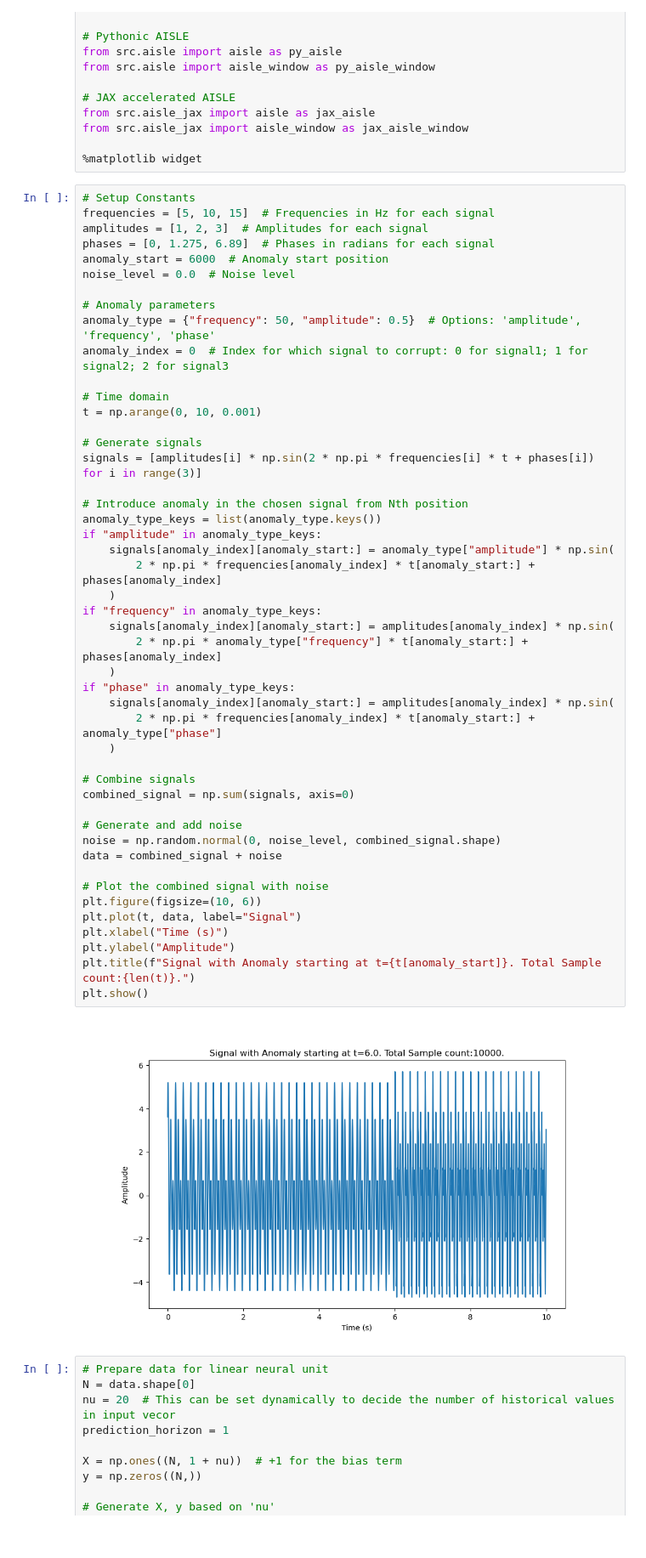
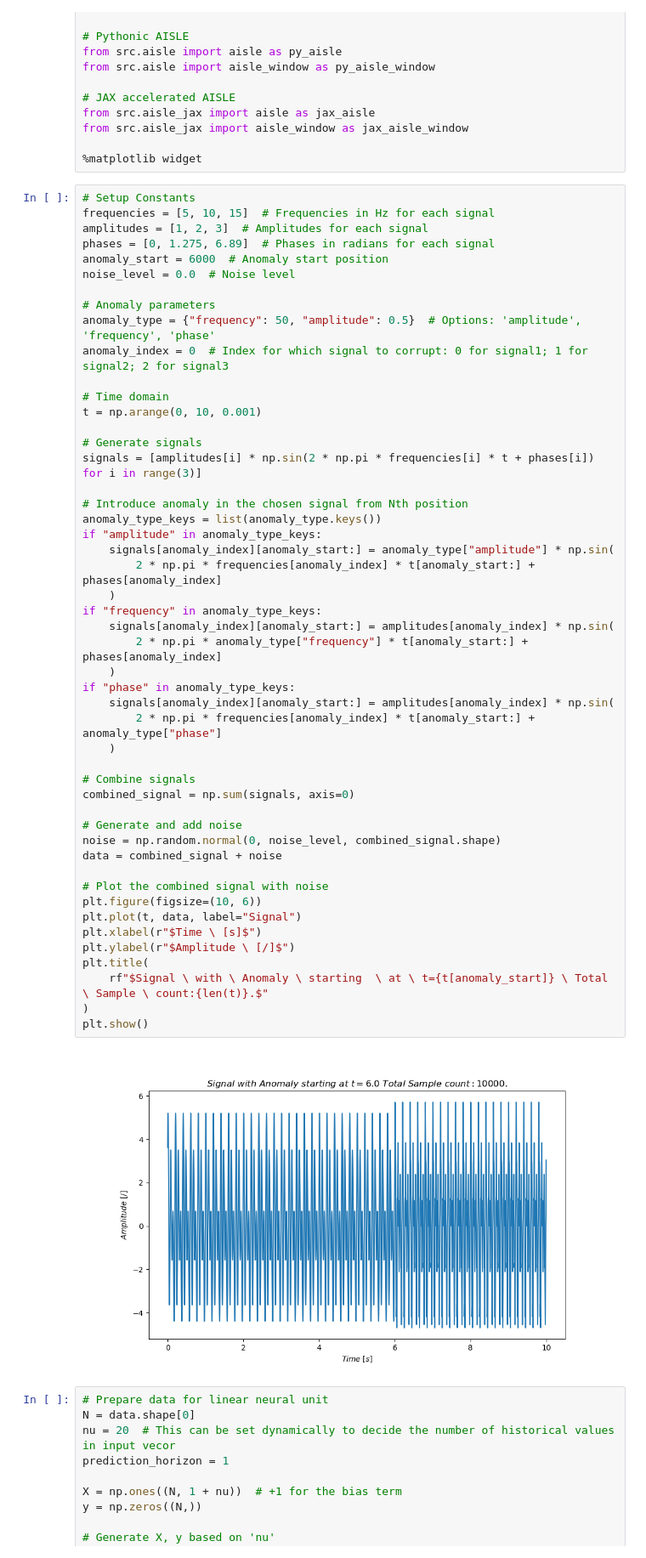
Before and after one commit to carnosi/AISLEX, a Jupyter notebook: examples/Example_0_Artificial_Signal.ipynb, the cells around one changed output. Shown at 85% size. Drawn from its saved outputs; the diff is of its cells as text.

```diff
--- a/examples/Example_0_Artificial_Signal.ipynb
+++ b/examples/Example_0_Artificial_Signal.ipynb
@@ -42,37 +42,39 @@ t = np.arange(0, 10, 0.001)
 # Generate signals
 signals = [amplitudes[i] * np.sin(2 * np.pi * frequencies[i] * t + phases[i]) for i in range(3)]
 
 # Introduce anomaly in the chosen signal from Nth position
 anomaly_type_keys = list(anomaly_type.keys())
 if "amplitude" in anomaly_type_keys:
     signals[anomaly_index][anomaly_start:] = anomaly_type["amplitude"] * np.sin(
         2 * np.pi * frequencies[anomaly_index] * t[anomaly_start:] + phases[anomaly_index]
     )
 if "frequency" in anomaly_type_keys:
     signals[anomaly_index][anomaly_start:] = amplitudes[anomaly_index] * np.sin(
         2 * np.pi * anomaly_type["frequency"] * t[anomaly_start:] + phases[anomaly_index]
     )
 if "phase" in anomaly_type_keys:
     signals[anomaly_index][anomaly_start:] = amplitudes[anomaly_index] * np.sin(
         2 * np.pi * frequencies[anomaly_index] * t[anomaly_start:] + anomaly_type["phase"]
     )
 
 # Combine signals
 combined_signal = np.sum(signals, axis=0)
 
 # Generate and add noise
 noise = np.random.normal(0, noise_level, combined_signal.shape)
 data = combined_signal + noise
 
 # Plot the combined signal with noise
 plt.figure(figsize=(10, 6))
 plt.plot(t, data, label="Signal")
-plt.xlabel("Time (s)")
-plt.ylabel("Amplitude")
-plt.title(f"Signal with Anomaly starting at t={t[anomaly_start]}. Total Sample count:{len(t)}.")
+plt.xlabel(r"$Time \ [s]$")
+plt.ylabel(r"$Amplitude \ [/]$")
+plt.title(
+    rf"$Signal \ with \ Anomaly \ starting  \ at \ t={t[anomaly_start]} \ Total \ Sample \ count:{len(t)}.$"
+)
 plt.show()
 # %% [output]
-[figure, old version]
+[figure, new version]
 # %%
 # Prepare data for linear neural unit
 N = data.shape[0]
```
Also changed, not shown: parts of 12 cells of this notebook.
